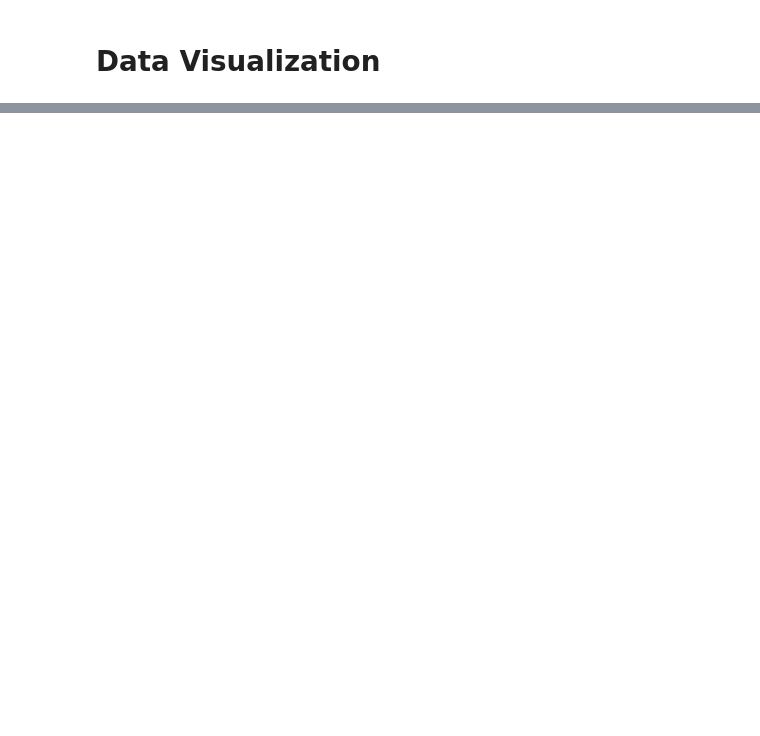
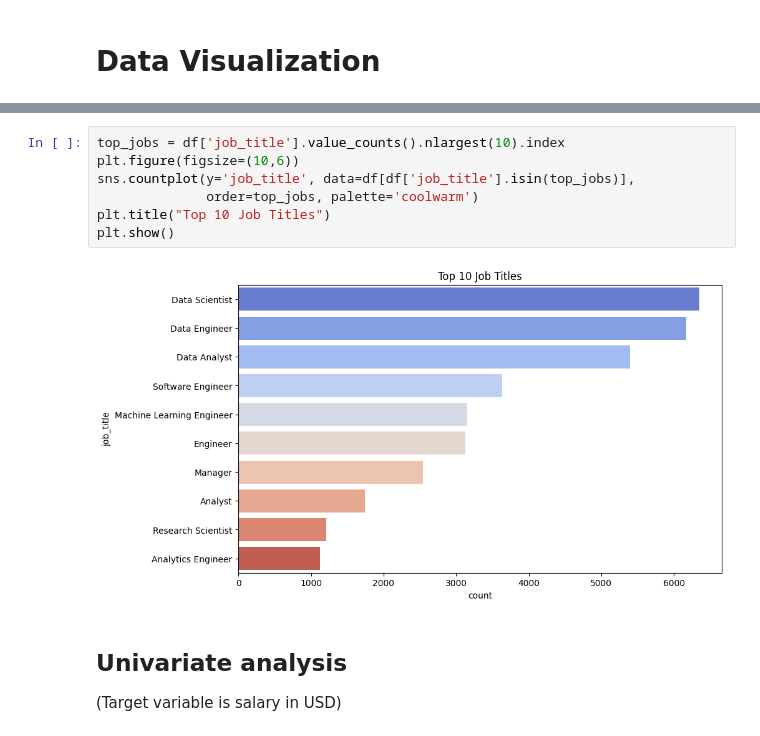
Before and after one commit to ByteMeRadi/Salary-Prediction-System-for-Data-Science-Careers, a Jupyter notebook: salary-prediction-system-for-data-science-careers.ipynb, the cells around one changed output, grey strips where cells are left out. Cells and saved outputs as stored; diff of their text form; blank space fills up the shorter version.

Commit message:
Kaggle Notebook | Salary Prediction System for Data Science Careers  | Version 7

```diff
--- a/salary-prediction-system-for-data-science-careers.ipynb
+++ b/salary-prediction-system-for-data-science-careers.ipynb
@@ -191,0 +253,12 @@ Name: count, dtype: int64
+# %%
+top_jobs = df['job_title'].value_counts().nlargest(10).index
+plt.figure(figsize=(10,6))
+sns.countplot(y='job_title', data=df[df['job_title'].isin(top_jobs)],
+              order=top_jobs, palette='coolwarm')
+plt.title("Top 10 Job Titles")
+plt.show()
+# %% [output]
+[figure, added]
+# %% [markdown]
+## Univariate analysis
+(Target variable is salary in USD)
```
Also changed, not shown: parts of 21 cells of this notebook.
